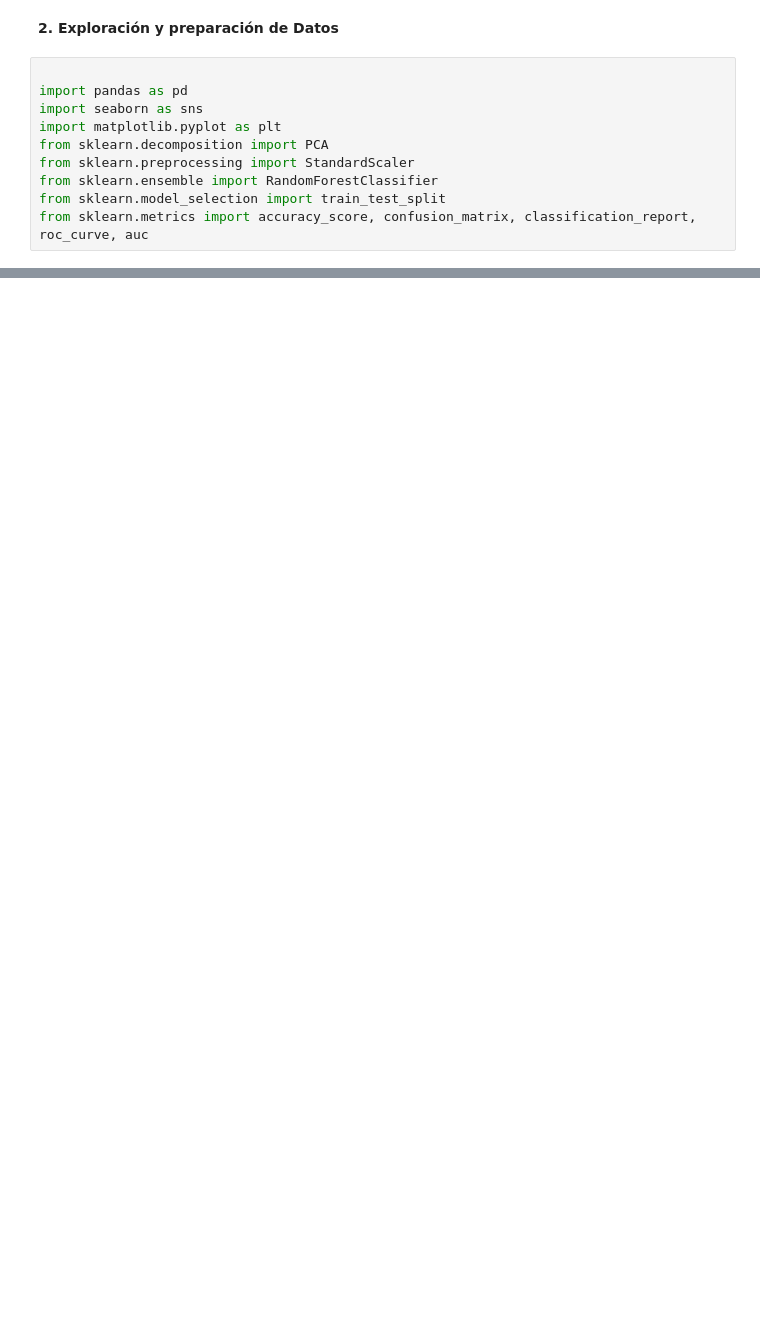
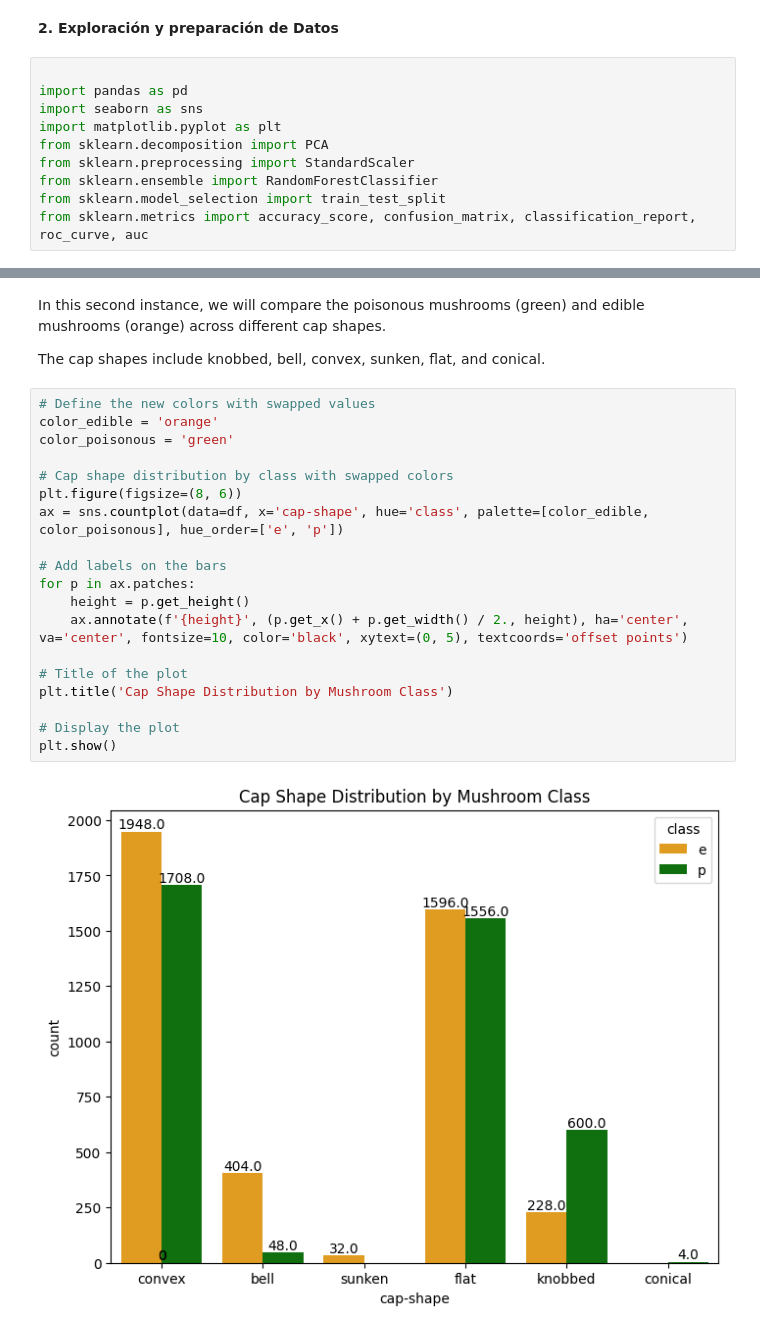
Before and after one commit to AlvarezLI/Python_MushroomsDS, a Jupyter notebook: Procedure.ipynb, the cells around one changed output, grey strips where cells are left out. Cells and saved outputs as stored; diff of their text form; blank space fills up the shorter version.

```diff
--- a/Procedure.ipynb
+++ b/Procedure.ipynb
@@ -407,0 +108,26 @@ Para cerrar, me gustaría destacar que este conjunto de datos proporcionó una b
+# %% [markdown]
+
+In this second instance, we will compare the poisonous mushrooms (green) and edible mushrooms (orange) across different cap shapes.
+
+The cap shapes include knobbed, bell, convex, sunken, flat, and conical.
+# %%
+# Define the new colors with swapped values
+color_edible = 'orange'
+color_poisonous = 'green'
+
+# Cap shape distribution by class with swapped colors
+plt.figure(figsize=(8, 6))
+ax = sns.countplot(data=df, x='cap-shape', hue='class', palette=[color_edible, color_poisonous], hue_order=['e', 'p'])
+
+# Add labels on the bars
+for p in ax.patches:
+    height = p.get_height()
+    ax.annotate(f'{height}', (p.get_x() + p.get_width() / 2., height), ha='center', va='center', fontsize=10, color='black', xytext=(0, 5), textcoords='offset points')
+
+# Title of the plot
+plt.title('Cap Shape Distribution by Mushroom Class')
+
+# Display the plot
+plt.show()
+# %% [output]
+[figure, added]
```
Also changed, not shown: parts of 48 cells of this notebook.
